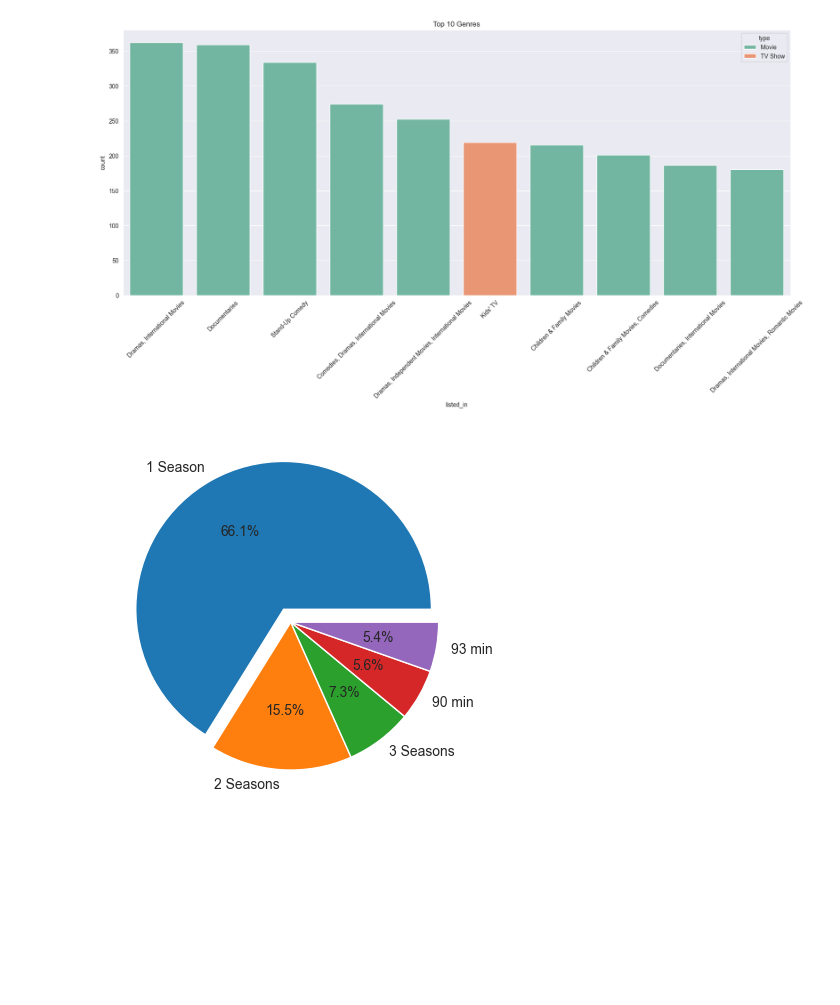
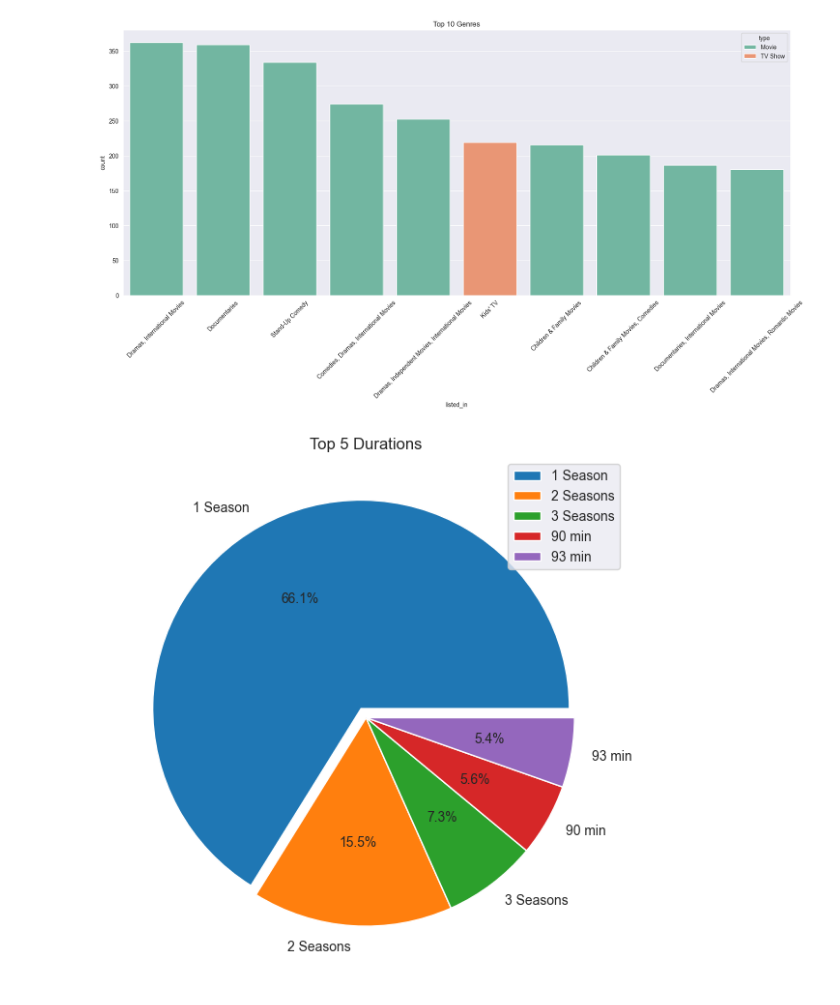
Before and after one commit to Dani-8/Netflix-Data-Analysis, a Jupyter notebook: Netflix-Data-Analysis.ipynb, the cells around one changed output. Drawn from its saved outputs; the diff is of its cells as text; code cells hidden in the pictures; blank space fills up the shorter version.

```diff
--- a/Netflix-Data-Analysis.ipynb
+++ b/Netflix-Data-Analysis.ipynb
@@ -711,9 +711,11 @@ plt.show()
 # %% [output]
 [figure]
 # %%
-plt.pie(data=top_10_duration.head(5), x="count", labels="duration", autopct="%1.1f%%", explode=[0.1,0,0,0,0])
+plt.figure(figsize=[20,7])
 
-plt.
+plt.pie(data=top_10_duration.head(5), x="count", labels="duration", autopct="%1.1f%%", explode=[0.05,0,0,0,0])
+plt.title("Top 5 Durations")
+plt.legend(top_10_duration["duration"])
 plt.show()
 # %% [output]
-[figure, old version]
+[figure, new version]
```
Also changed, not shown: parts of 1 cell of this notebook.
